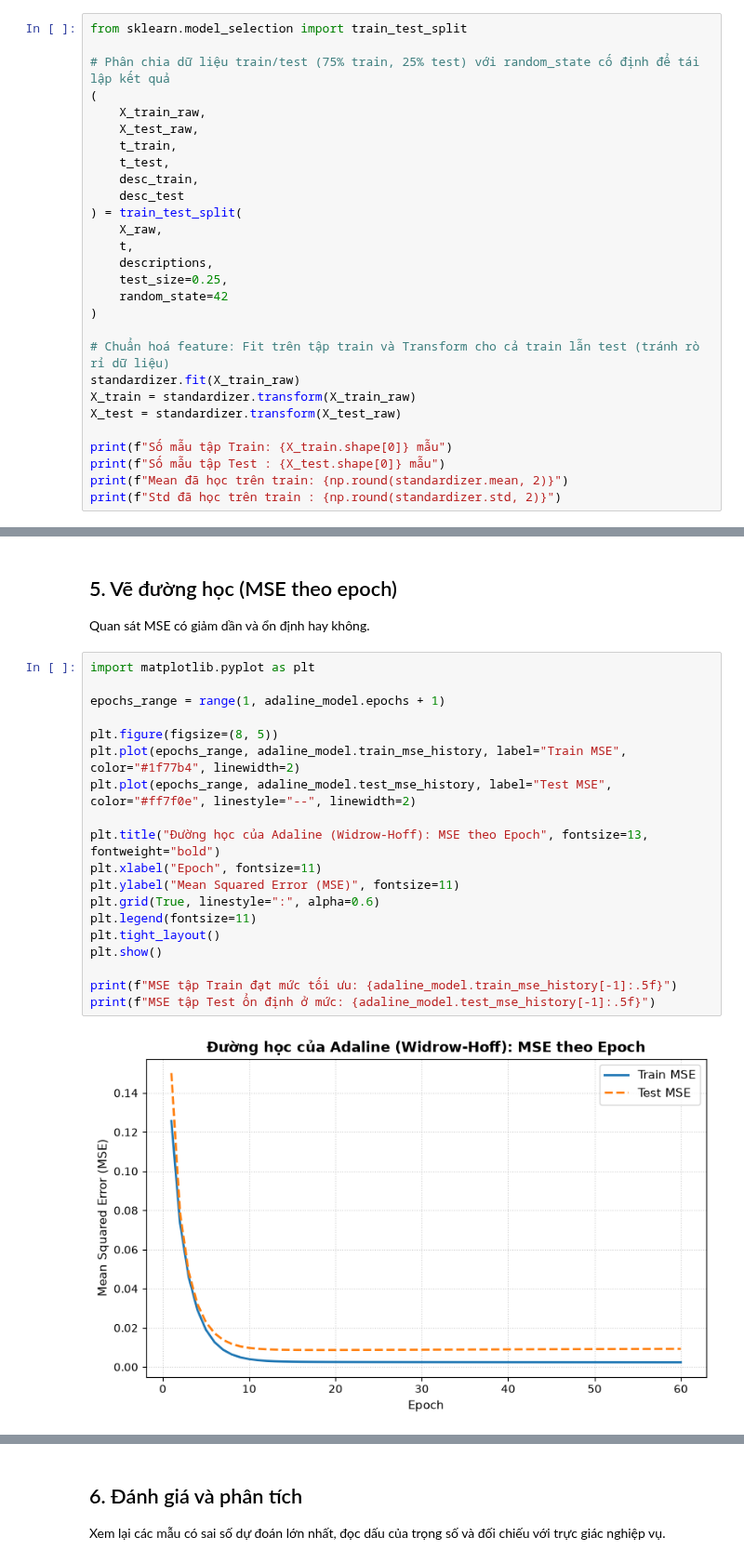
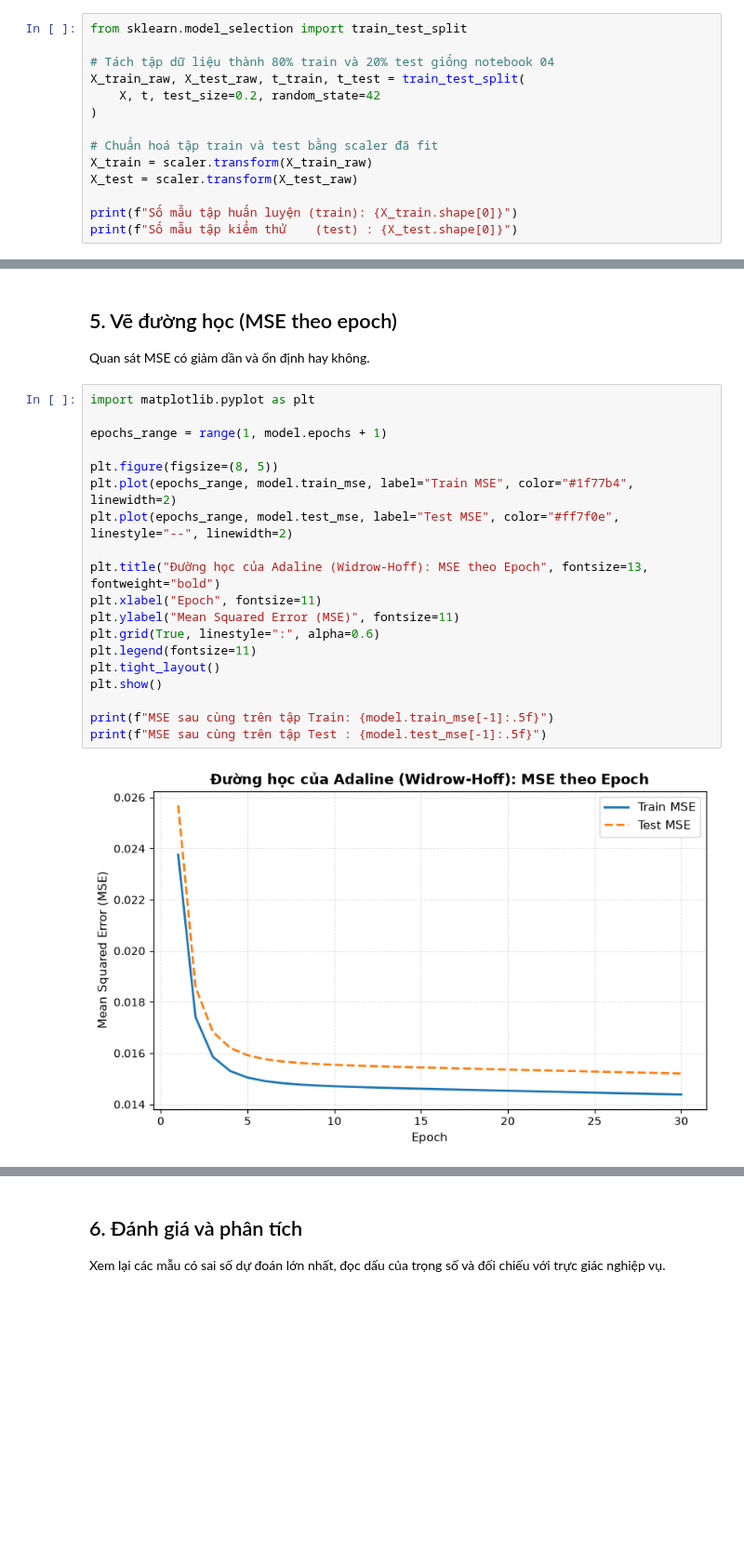
Before and after one commit to longphu25/lac-hong-neural-network, a Jupyter notebook: notebooks/tinh-huong/08_loc_email_rac_adaline.ipynb, the cells around one changed output, grey strips where cells are left out. Shown at 93% size. Drawn from its saved outputs; the diff is of its cells as text; blank space fills up the shorter version.

Commit message:
adaline for spam email

```diff
--- a/notebooks/tinh-huong/08_loc_email_rac_adaline.ipynb
+++ b/notebooks/tinh-huong/08_loc_email_rac_adaline.ipynb
@@ -161,29 +110,15 @@ Tách dữ liệu trước khi huấn luyện để có thể đánh giá khách
 # %%
 from sklearn.model_selection import train_test_split
 
-# Phân chia dữ liệu train/test (75% train, 25% test) với random_state cố định để tái lập kết quả
-(
-    X_train_raw,
-    X_test_raw,
-    t_train,
-    t_test,
-    desc_train,
-    desc_test
-) = train_test_split(
-    X_raw,
-    t,
-    descriptions,
-    test_size=0.25,
-    random_state=42
+# Tách tập dữ liệu thành 80% train và 20% test giống notebook 04
+X_train_raw, X_test_raw, t_train, t_test = train_test_split(
+    X, t, test_size=0.2, random_state=42
 )
 
-# Chuẩn hoá feature: Fit trên tập train và Transform cho cả train lẫn test (tránh rò rỉ dữ liệu)
-standardizer.fit(X_train_raw)
-X_train = standardizer.transform(X_train_raw)
-X_test = standardizer.transform(X_test_raw)
+# Chuẩn hoá tập train và test bằng scaler đã fit
+X_train = scaler.transform(X_train_raw)
+X_test = scaler.transform(X_test_raw)
 
-print(f"Số mẫu tập Train: {X_train.shape[0]} mẫu")
-print(f"Số mẫu tập Test : {X_test.shape[0]} mẫu")
-print(f"Mean đã học trên train: {np.round(standardizer.mean, 2)}")
-print(f"Std đã học trên train : {np.round(standardizer.std, 2)}")
+print(f"Số mẫu tập huấn luyện (train): {X_train.shape[0]}")
+print(f"Số mẫu tập kiểm thử    (test) : {X_test.shape[0]}")
 # %% [output]
@@ -261,21 +192,21 @@ Quan sát MSE có giảm dần và ổn định hay không.
 # %%
 import matplotlib.pyplot as plt
 
-epochs_range = range(1, adaline_model.epochs + 1)
+epochs_range = range(1, model.epochs + 1)
 
 plt.figure(figsize=(8, 5))
-plt.plot(epochs_range, adaline_model.train_mse_history, label="Train MSE", color="#1f77b4", linewidth=2)
-plt.plot(epochs_range, adaline_model.test_mse_history, label="Test MSE", color="#ff7f0e", linestyle="--", linewidth=2)
+plt.plot(epochs_range, model.train_mse, label="Train MSE", color="#1f77b4", linewidth=2)
+plt.plot(epochs_range, model.test_mse, label="Test MSE", color="#ff7f0e", linestyle="--", linewidth=2)
 
 plt.title("Đường học của Adaline (Widrow-Hoff): MSE theo Epoch", fontsize=13, fontweight="bold")
 plt.xlabel("Epoch", fontsize=11)
 plt.ylabel("Mean Squared Error (MSE)", fontsize=11)
 plt.grid(True, linestyle=":", alpha=0.6)
 plt.legend(fontsize=11)
 plt.tight_layout()
 plt.show()
 
-print(f"MSE tập Train đạt mức tối ưu: {adaline_model.train_mse_history[-1]:.5f}")
-print(f"MSE tập Test ổn định ở mức: {adaline_model.test_mse_history[-1]:.5f}")
+print(f"MSE sau cùng trên tập Train: {model.train_mse[-1]:.5f}")
+print(f"MSE sau cùng trên tập Test : {model.test_mse[-1]:.5f}")
 # %% [output]
-[figure, old version]
+[figure, new version]
```
Also changed, not shown: parts of 8 cells of this notebook.
